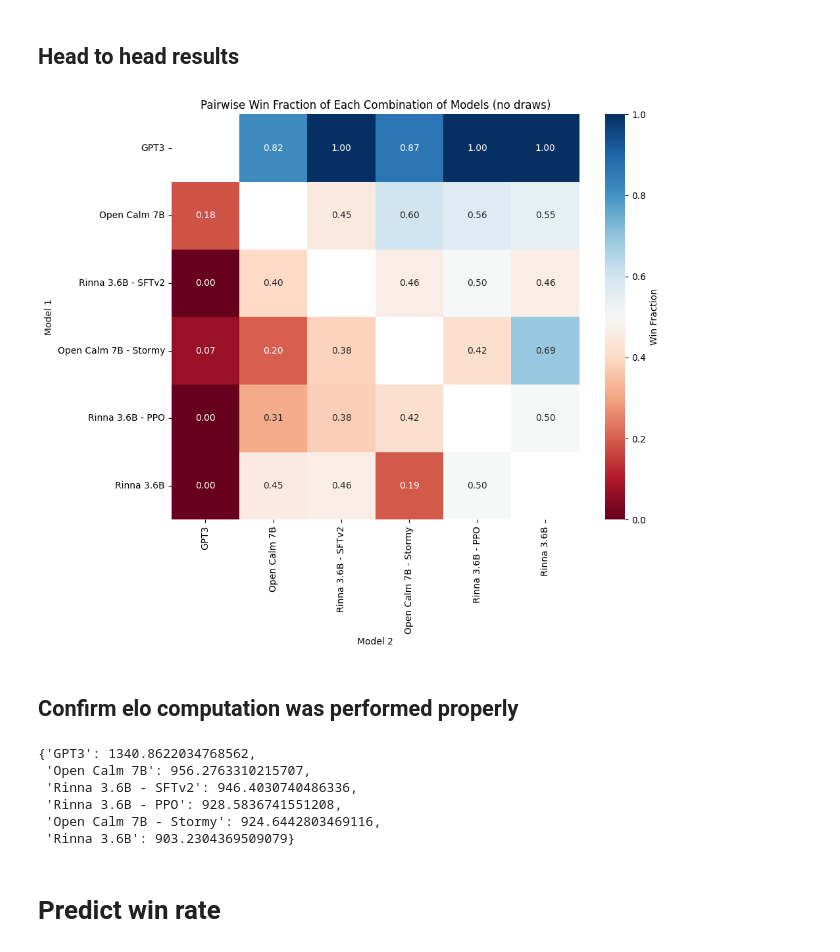
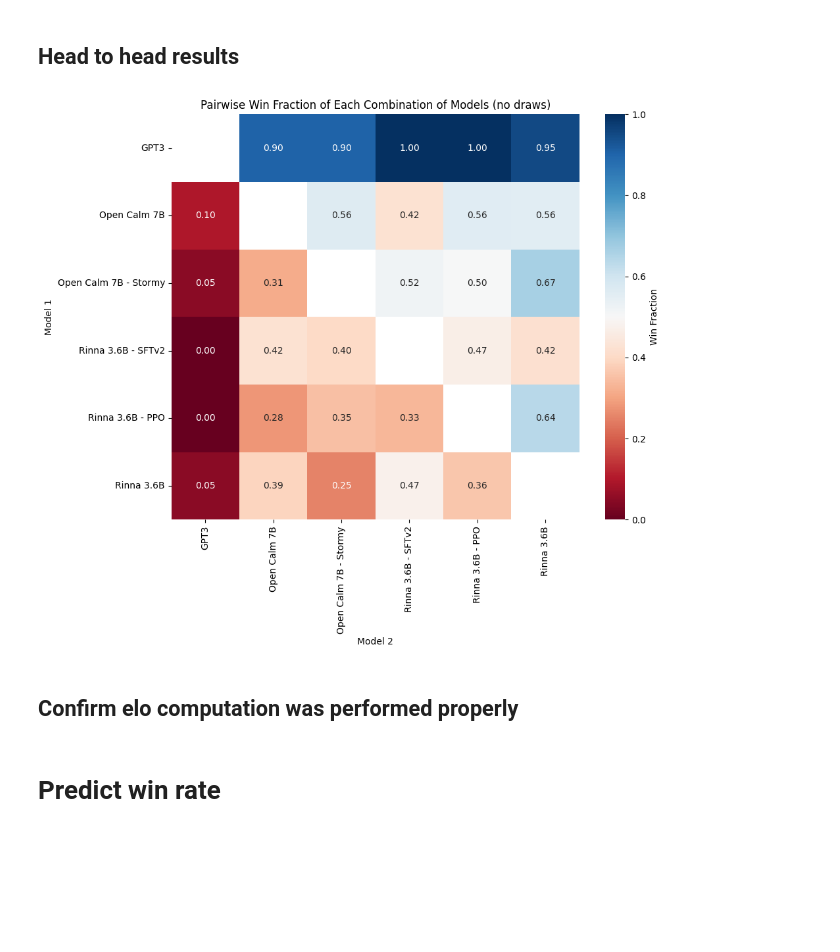
Before and after one commit to yuzu-ai/japanese-llm-ranking, a Jupyter notebook: elo/vizualization.ipynb, the cells around one changed output. Saved outputs shown, nothing was run; the diff lists cells and outputs as text; code cells hidden in the pictures; blank space fills up the shorter version.

```diff
--- a/elo/vizualization.ipynb
+++ b/elo/vizualization.ipynb
@@ -79,7 +84,7 @@ ax.set_ylabel('Elo score')
 # %% [markdown]
 ## Results distribution
 # %%
-df = results["result"].value_counts()
+df = results["score"].value_counts()
 
 # Order DataFrame by result
 df = df.loc[[1, 3, 2]].reset_index()
@@ -88,10 +93,10 @@ df = df.loc[[1, 3, 2]].reset_index()
 labels = ["model_1", "draw", "model_2"]
 
 # Plot
-plt.figure(figsize=[10,6])
-plt.bar(labels, df["count"])
-plt.xlabel('Model')
-plt.ylabel('Counts')
-plt.title('Counts by Model')
+fig, ax = plt.subplots(figsize=(8, 6))
+ax.bar(labels, df["count"])
+ax.set_xlabel("Model")
+ax.set_ylabel("Counts")
+ax.set_title("Distribution of model outputs")
 plt.show()
 # %% [output]
@@ -103,58 +108,76 @@ import matplotlib.pyplot as plt
 import pandas as pd
 import seaborn as sns
 
+
 def compute_pairwise_win_fraction(battles):
     all_models = list(set(battles["bot1"]).union(battles["bot2"]))
     empty_df = pd.DataFrame(0, index=all_models, columns=all_models)
 
-
     # Times each model wins as Model A
     a_win_ptbl = pd.pivot_table(
-        battles[battles['result'] == 1],
-        index="bot1", columns="bot2", aggfunc="size", fill_value=0)
+        battles[battles["score"] == 1],
+        index="bot1",
+        columns="bot2",
+        aggfunc="size",
+        fill_value=0,
+    )
 
     # Ensure all models appear in the pivot table
     a_win_ptbl = empty_df.add(a_win_ptbl, fill_value=0)
 
     # Table counting times each model wins as Model B
     b_win_ptbl = pd.pivot_table(
-        battles[battles['result'] == 2],
-        index="bot1", columns="bot2", aggfunc="size", fill_value=0)
+        battles[battles["score"] == 2],
+        index="bot1",
+        columns="bot2",
+        aggfunc="size",
+        fill_value=0,
+    )
 
     # Ensure all models appear in the pivot table
     b_win_ptbl = empty_df.add(b_win_ptbl, fill_value=0)
 
     # Table counting number of A-B pairs
-    num_battles_ptbl = pd.pivot_table(battles,
-        index="bot1", columns="bot2", aggfunc="size", fill_value=0)
+    num_battles_ptbl = pd.pivot_table(
+        battles, index="bot1", columns="bot2", aggfunc="size", fill_value=0
+    )
 
     # Computing the proportion of wins for each model as A and as B
     # against all other models
-    row_beats_col_freq = (
-        (a_win_ptbl + b_win_ptbl.T) /
-        (num_battles_ptbl + num_battles_ptbl.T)
+    row_beats_col_freq = (a_win_ptbl + b_win_ptbl.T) / (
+        num_battles_ptbl + num_battles_ptbl.T
     )
 
     # Arrange ordering according to proprition of wins
     prop_wins = row_beats_col_freq.mean(axis=1).sort_values(ascending=False)
     model_names = list(prop_wins.keys())
     row_beats_col = row_beats_col_freq.loc[model_names, model_names]
     return row_beats_col
 
+
 def visualize_pairwise_win_fraction(battles, title):
     row_beats_col = compute_pairwise_win_fraction(battles)
     fig, ax = plt.subplots(figsize=(10, 8))
-    ax = sns.heatmap(row_beats_col, annot=True, fmt=".2f", cmap='RdBu', cbar_kws={'label': 'Win Fraction'})
+    ax = sns.heatmap(
+        row_beats_col,
+        annot=True,
+        fmt=".2f",
+        cmap="RdBu",
+        cbar_kws={"label": "Win Fraction"},
+    )
     ax.set_title(title)
     ax.set_xlabel("Model 2")
     ax.set_ylabel("Model 1")
 
-    #plt.savefig("pairwise_win_fraction.png")
+    # plt.savefig("pairwise_win_fraction.png")
     plt.show()
 
-visualize_pairwise_win_fraction(results, title="Pairwise Win Fraction of Each Combination of Models (no draws)")
+
+visualize_pairwise_win_fraction(
+    results, title="Pairwise Win Fraction of Each Combination of Models (no draws)"
+)
 # %% [output]
-[figure, old version]
+[figure, new version]
 # %% [markdown]
 ## Confirm elo computation was performed properly
 # %%
@@ -186,12 +215,3 @@ assert(all([round(row['elo'],6) == round(compute_elo(results)[row['name']],6) fo
-# %%
-compute_elo(results)
-# %% [output]
-{'GPT3': 1340.8622034768562,
- 'Open Calm 7B': 956.2763310215707,
- 'Rinna 3.6B - SFTv2': 946.4030740486336,
- 'Rinna 3.6B - PPO': 928.5836741551208,
- 'Open Calm 7B - Stormy': 924.6442803469116,
- 'Rinna 3.6B': 903.2304369509079}
 # %% [markdown]
 # Predict win rate
 # %%
```
Also changed, not shown: parts of 19 cells of this notebook, 12 other files.
